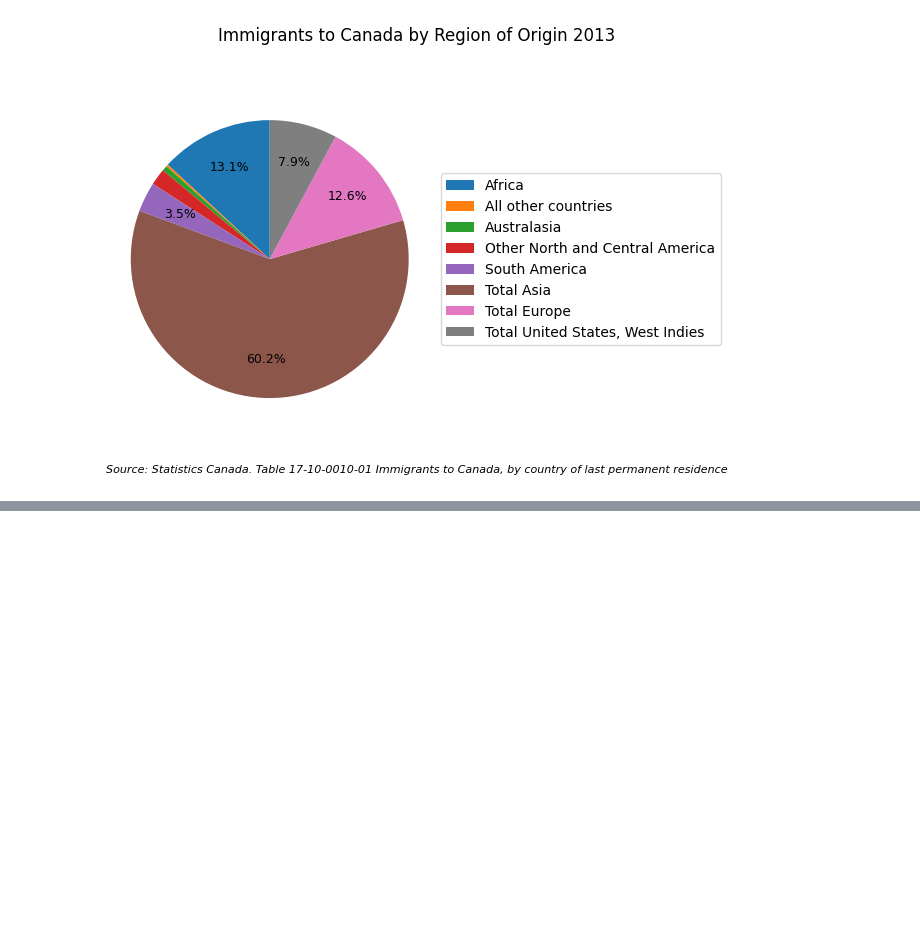
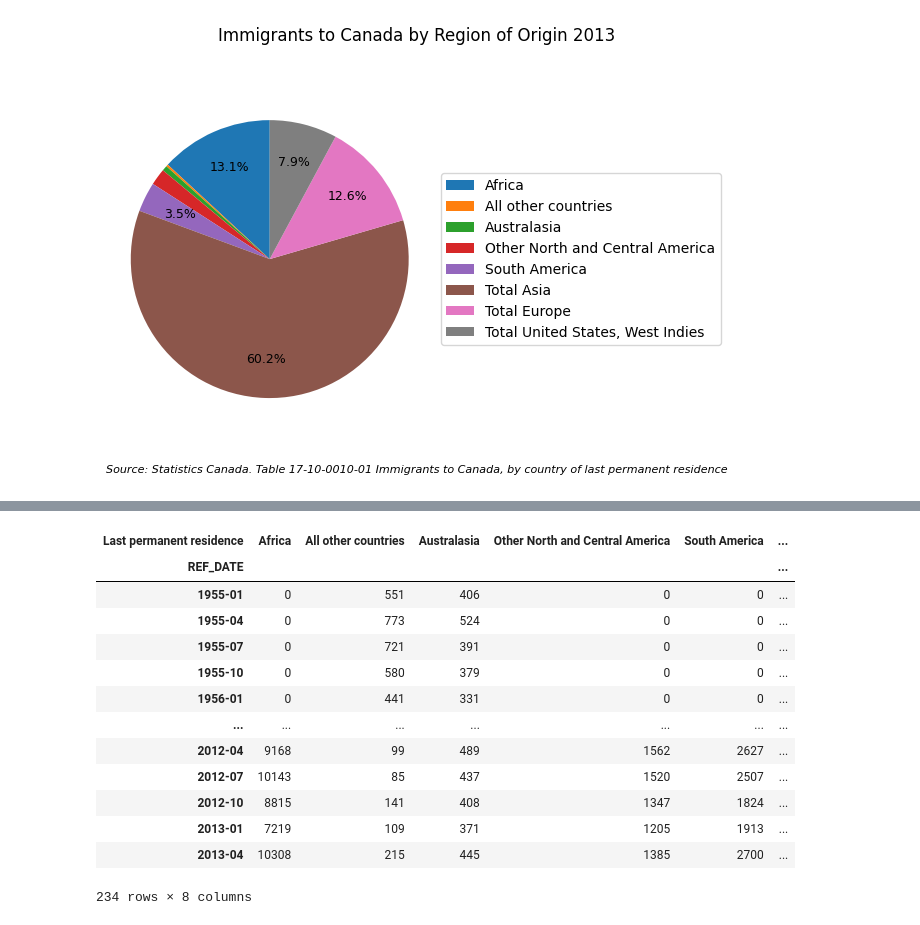
Before and after one commit to yrmo/gcinfo, a Jupyter notebook: immigrants-country-of-origin-1955-2013.ipynb, the cells around one changed output, grey strips where cells are left out. Cells and saved outputs as stored; diff of their text form; code cells hidden in the pictures; blank space fills up the shorter version.

```diff
--- a/immigrants-country-of-origin-1955-2013.ipynb
+++ b/immigrants-country-of-origin-1955-2013.ipynb
@@ -322,0 +310,24 @@ plt.show()
+# %%
+df_origin_simple_filtered_plot = (
+    df_origin_simple_filtered
+    .groupby(["REF_DATE", "Last permanent residence"])["VALUE"]
+    .sum()
+    .unstack(fill_value=0)
+    .sort_index()
+)
+df_origin_simple_filtered_plot
+# %% [output]
+| Last permanent residence | Africa | All other countries | Australasia | Other North and Central America | South America | ... |
+| REF_DATE |  |  |  |  |  | ... |
+| 1955-01 | 0 | 551 | 406 | 0 | 0 | ... |
+| 1955-04 | 0 | 773 | 524 | 0 | 0 | ... |
+| 1955-07 | 0 | 721 | 391 | 0 | 0 | ... |
+| 1955-10 | 0 | 580 | 379 | 0 | 0 | ... |
+| 1956-01 | 0 | 441 | 331 | 0 | 0 | ... |
+| ... | ... | ... | ... | ... | ... | ... |
+| 2012-04 | 9168 | 99 | 489 | 1562 | 2627 | ... |
+| 2012-07 | 10143 | 85 | 437 | 1520 | 2507 | ... |
+| 2012-10 | 8815 | 141 | 408 | 1347 | 1824 | ... |
+| 2013-01 | 7219 | 109 | 371 | 1205 | 1913 | ... |
+| 2013-04 | 10308 | 215 | 445 | 1385 | 2700 | ... |
+234 rows × 8 columns
```
Also changed, not shown: parts of 9 cells of this notebook.
